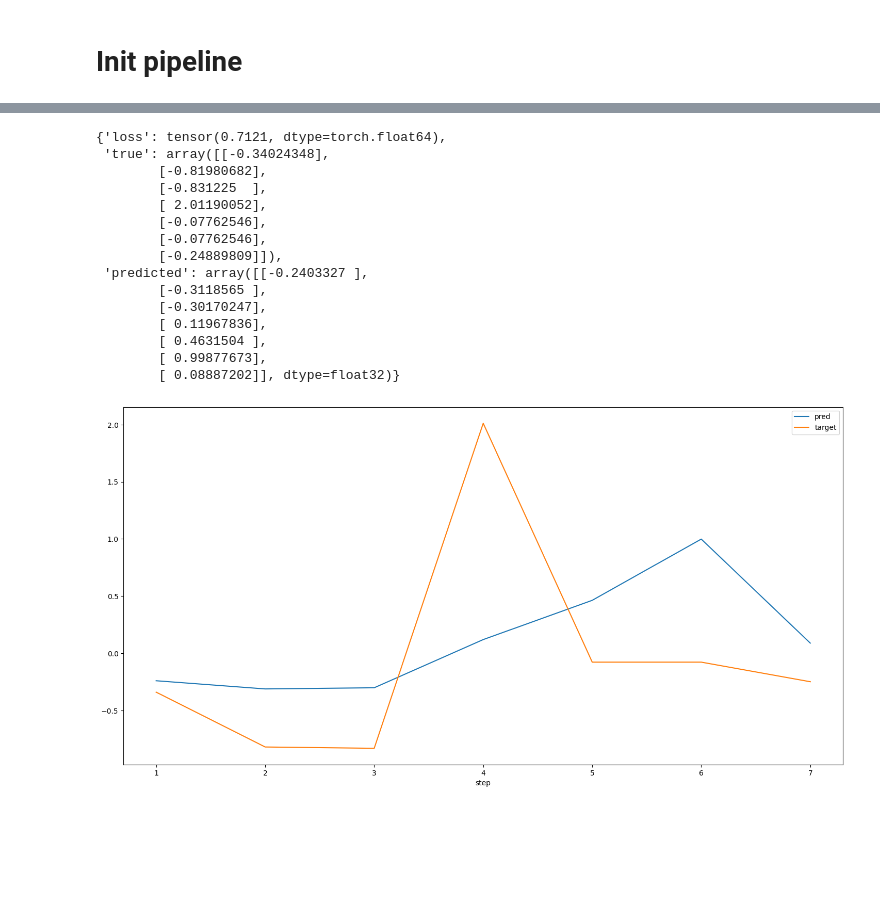
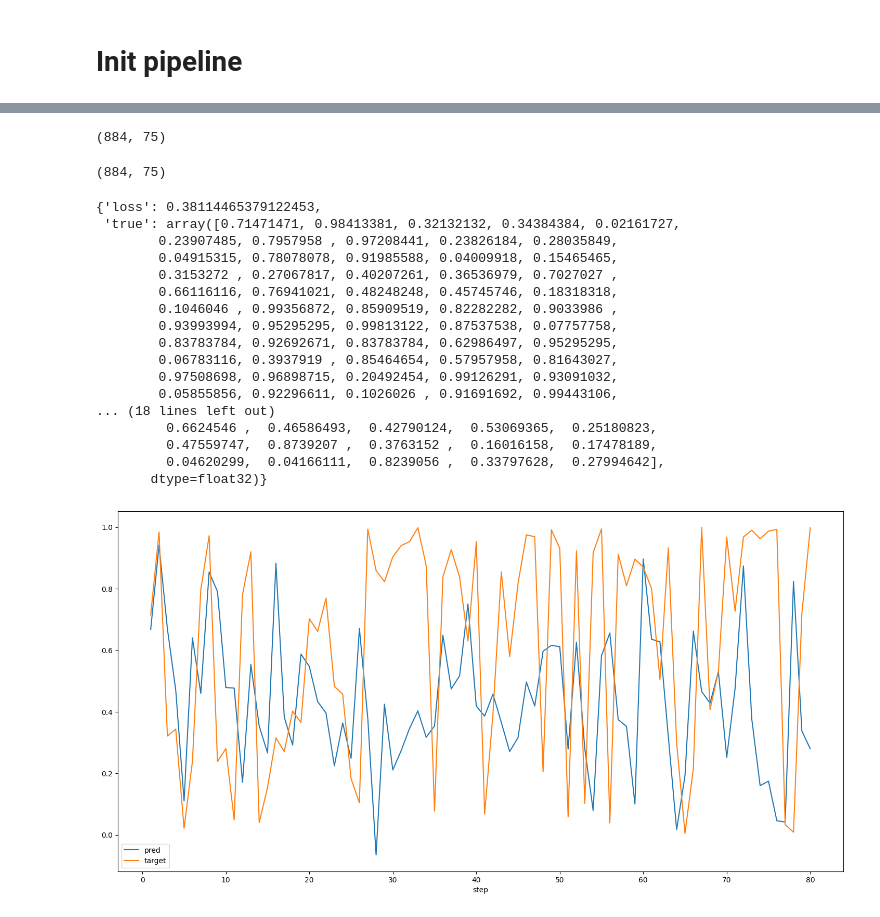
Before and after one commit to daemonflynn777/xlstm_moex, a Jupyter notebook: xlstm_time_experiments.ipynb, the cells around one changed output, grey strips where cells are left out. Saved outputs shown, nothing was run; the diff lists cells and outputs as text; code cells hidden in the pictures; blank space fills up the shorter version.

Commit message:
Implement LSTM and Arima, train and test all models

```diff
--- a/xlstm_time_experiments.ipynb
+++ b/xlstm_time_experiments.ipynb
@@ -52,36 +52,45 @@ Epoch [500/500], Train Loss: 0.0534, Validation Loss: 1.4453
 # %%
-experiment_pipeline.train_val_test_data
+experiment_pipeline.train_val_test_data['train']['X'].shape
+# %% [output]
+(884, 75)
+# %%
+experiment_pipeline.train_val_test_data['train']['y'].shape
+# %% [output]
+(884, 75)
 # %%
-experiment_pipeline.predictions[7]
+experiment_pipeline.predictions['all']
 # %% [output]
-{'loss': tensor(0.7121, dtype=torch.float64),
- 'true': array([[-0.34024348],
-        [-0.81980682],
-        [-0.831225  ],
-        [ 2.01190052],
-        [-0.07762546],
-        [-0.07762546],
-        [-0.24889809]]),
- 'predicted': array([[-0.2403327 ],
-        [-0.3118565 ],
-        [-0.30170247],
-        [ 0.11967836],
-        [ 0.4631504 ],
-        [ 0.99877673],
-        [ 0.08887202]], dtype=float32)}
+{'loss': 0.38114465379122453,
+ 'true': array([0.71471471, 0.98413381, 0.32132132, 0.34384384, 0.02161727,
+        0.23907485, 0.7957958 , 0.97208441, 0.23826184, 0.28035849,
+        0.04915315, 0.78078078, 0.91985588, 0.04009918, 0.15465465,
+        0.3153272 , 0.27067817, 0.40207261, 0.36536979, 0.7027027 ,
+        0.66116116, 0.76941021, 0.48248248, 0.45745746, 0.18318318,
+        0.1046046 , 0.99356872, 0.85909519, 0.82282282, 0.9033986 ,
+        0.93993994, 0.95295295, 0.99813122, 0.87537538, 0.07757758,
+        0.83783784, 0.92692671, 0.83783784, 0.62986497, 0.95295295,
+        0.06783116, 0.3937919 , 0.85464654, 0.57957958, 0.81643027,
+        0.97508698, 0.96898715, 0.20492454, 0.99126291, 0.93091032,
+        0.05855856, 0.92296611, 0.1026026 , 0.91691692, 0.99443106,
+... (18 lines left out)
+         0.6624546 ,  0.46586493,  0.42790124,  0.53069365,  0.25180823,
+         0.47559747,  0.8739207 ,  0.3763152 ,  0.16016158,  0.17478189,
+         0.04620299,  0.04166111,  0.8239056 ,  0.33797628,  0.27994642],
+       dtype=float32)}
 # %%
 import pandas as pd
 import numpy as np
 def plot_preds(preds, num_steps):
+    seq_len = preds[num_steps]['true'].shape[0]
     df_pred_vs_target = pd.DataFrame(
         {
-            'target': preds[num_steps]['true'].reshape(num_steps, ),
-            'pred': preds[num_steps]['predicted'].reshape(num_steps, )
+            'target': preds[num_steps]['true'].reshape(seq_len, ),
+            'pred': preds[num_steps]['predicted'].reshape(seq_len, )
         }
     )
-    df_pred_vs_target['step'] = np.arange(1, num_steps + 1)
+    df_pred_vs_target['step'] = np.arange(1, seq_len + 1)
     df_pred_vs_target.plot(x='step', y=['pred', 'target'], figsize=(18, 9))
-# %%
-plot_preds(experiment_pipeline.predictions, 7)
-# %% [output]
-[figure, removed]
+# %%
+plot_preds(experiment_pipeline.predictions, 'all')
+# %% [output]
+[figure, added]
```
Also changed, not shown: parts of 10 cells of this notebook, 17 other files.
